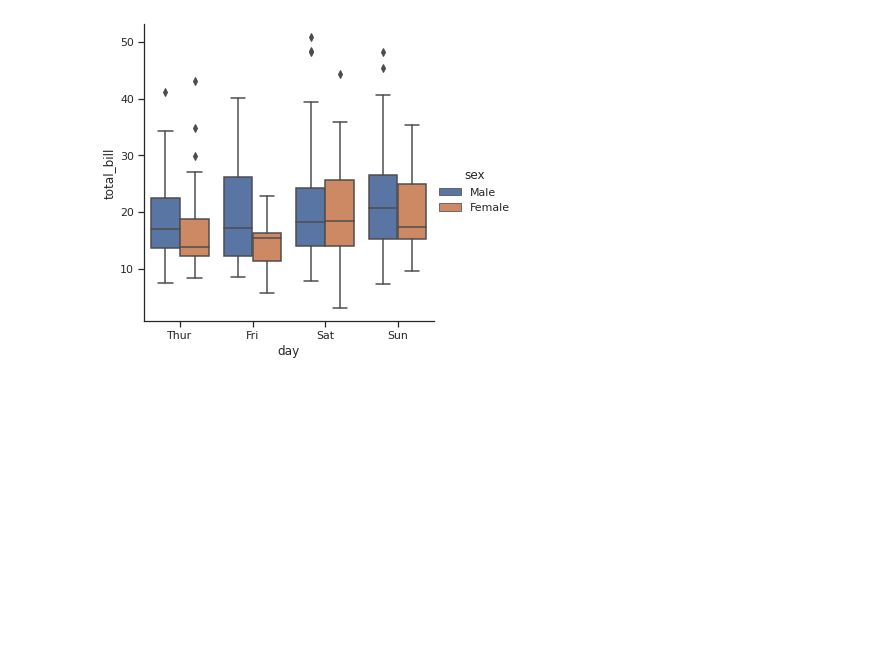
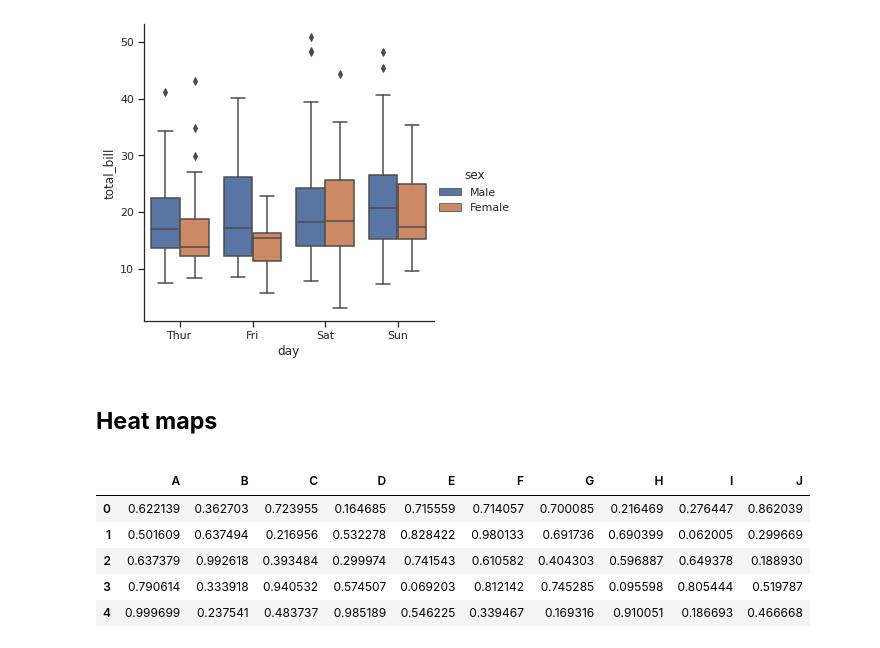
Before and after one commit to mirpouya/Basics-of-ML, a Jupyter notebook: Intermediate_Seaborn.ipynb, the cells around one changed output. Saved outputs shown, nothing was run; the diff lists cells and outputs as text; code cells hidden in the pictures; blank space fills up the shorter version.

```diff
--- a/Intermediate_Seaborn.ipynb
+++ b/Intermediate_Seaborn.ipynb
@@ -190,3 +190,15 @@ sns.catplot(x="day", y="total_bill", hue="sex", kind="box", data=tips_data)
 # %% [output]
 <seaborn.axisgrid.FacetGrid at 0x...>
 [figure]
+# %% [markdown]
+**<h2> Heat maps </h2>**
+# %%
+df = pd.DataFrame(np.random.rand(10,10), columns=list("ABCDEFGHIJ"))
+df.head()
+# %% [output]
+|  | A | B | C | D | E | F | G | H | I | J |
+| 0 | 0.622139 | 0.362703 | 0.723955 | 0.164685 | 0.715559 | 0.714057 | 0.700085 | 0.216469 | 0.276447 | 0.862039 |
+| 1 | 0.501609 | 0.637494 | 0.216956 | 0.532278 | 0.828422 | 0.980133 | 0.691736 | 0.690399 | 0.062005 | 0.299669 |
+| 2 | 0.637379 | 0.992618 | 0.393484 | 0.299974 | 0.741543 | 0.610582 | 0.404303 | 0.596887 | 0.649378 | 0.188930 |
+| 3 | 0.790614 | 0.333918 | 0.940532 | 0.574507 | 0.069203 | 0.812142 | 0.745285 | 0.095598 | 0.805444 | 0.519787 |
+| 4 | 0.999699 | 0.237541 | 0.483737 | 0.985189 | 0.546225 | 0.339467 | 0.169316 | 0.910051 | 0.186693 | 0.466668 |
```
Also changed, not shown: parts of 1 cell of this notebook.
